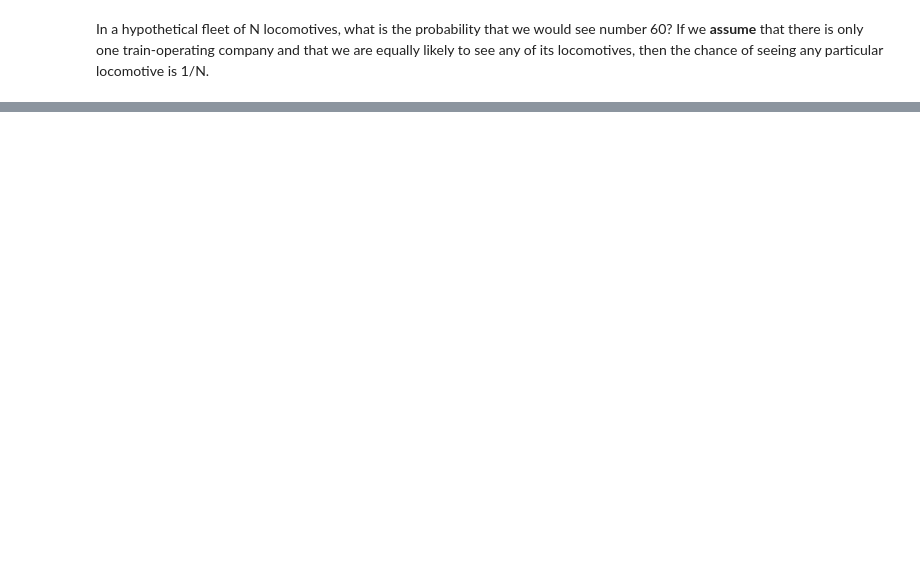
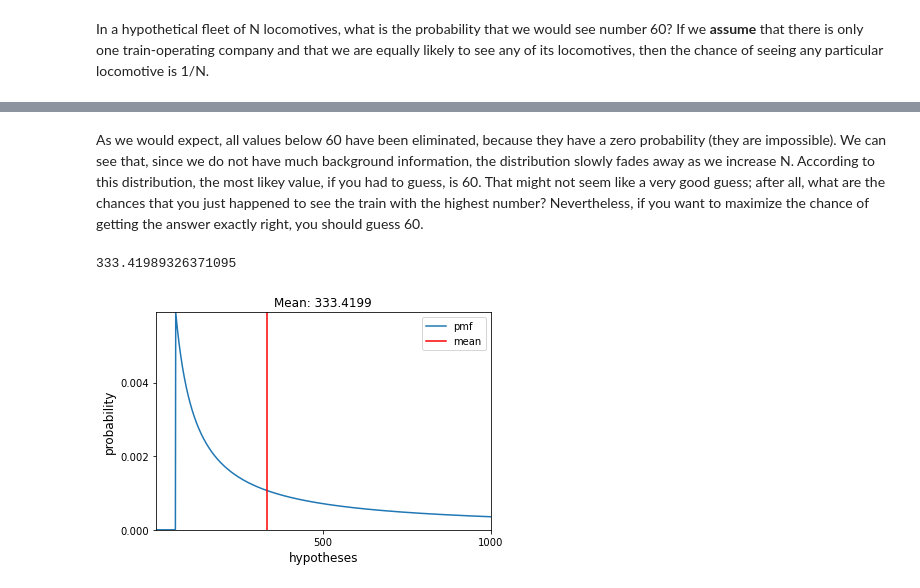
Before and after one commit to carlosjuribe/Think_Bayes, a Jupyter notebook: 03_estimation.ipynb, the cells around one changed output, grey strips where cells are left out. Drawn from its saved outputs; the diff is of its cells as text; code cells hidden in the pictures; blank space fills up the shorter version.

```diff
--- a/03_estimation.ipynb
+++ b/03_estimation.ipynb
@@ -139,0 +174,7 @@ suite.PlotProb();
+# %% [markdown]
+As we would expect, all values below 60 have been eliminated, because they have a zero probability (they are impossible). We can see that, since we do not have much background information, the distribution slowly fades away as we increase N. According to this distribution, the most likey value, if you had to guess, is 60. That might not seem like a very good guess; after all, what are the chances that you just happened to see the train with the highest number? Nevertheless, if you want to maximize the chance of getting the answer exactly right, you should guess 60.
+# %%
+suite.PlotMean()
+# %% [output]
+333.41989326371095
+[figure, added]
```
Also changed, not shown: parts of 33 cells of this notebook.
